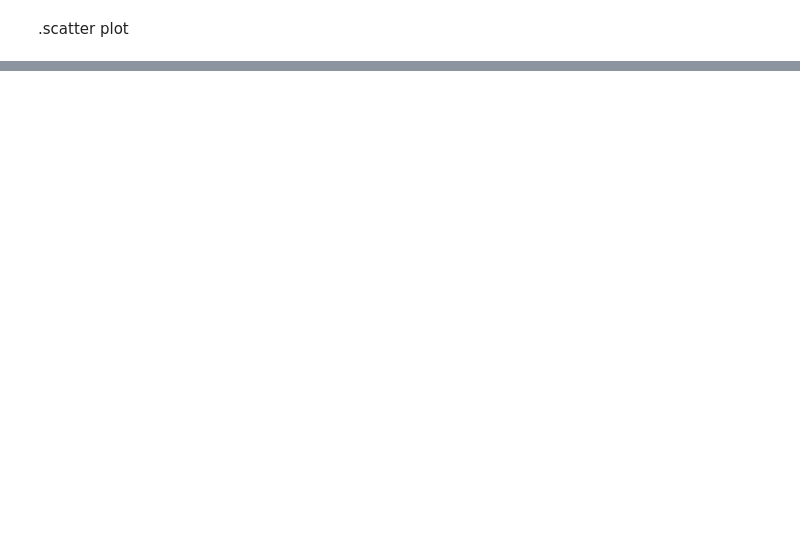
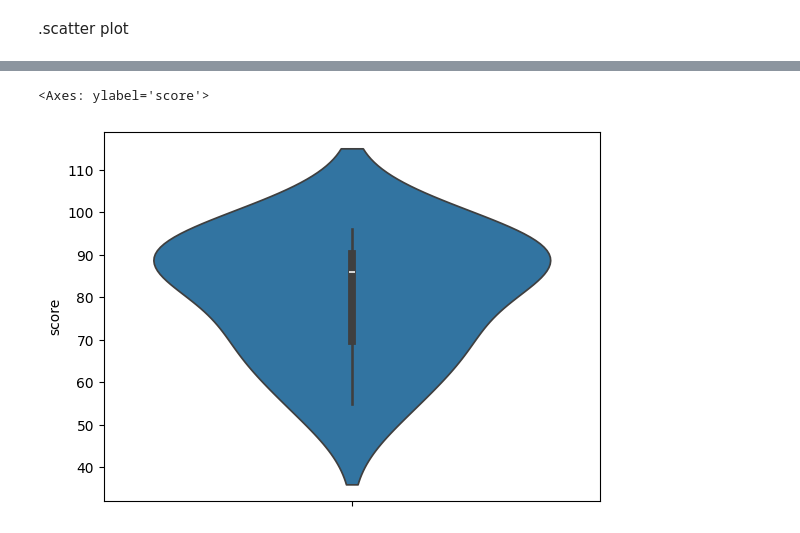
Before and after one commit to MDjunaidmgove/colab, a Jupyter notebook: dataaset.ipynb, the cells around one changed output, grey strips where cells are left out. Saved outputs shown, nothing was run; the diff lists cells and outputs as text; code cells hidden in the pictures; blank space fills up the shorter version.

```diff
--- a/dataaset.ipynb
+++ b/dataaset.ipynb
@@ -251,0 +239,5 @@ plt.show()
+# %%
+sns.violinplot(df['score'])
+# %% [output]
+<Axes: ylabel='score'>
+[figure, added]
```
Also changed, not shown: parts of 29 cells of this notebook.
